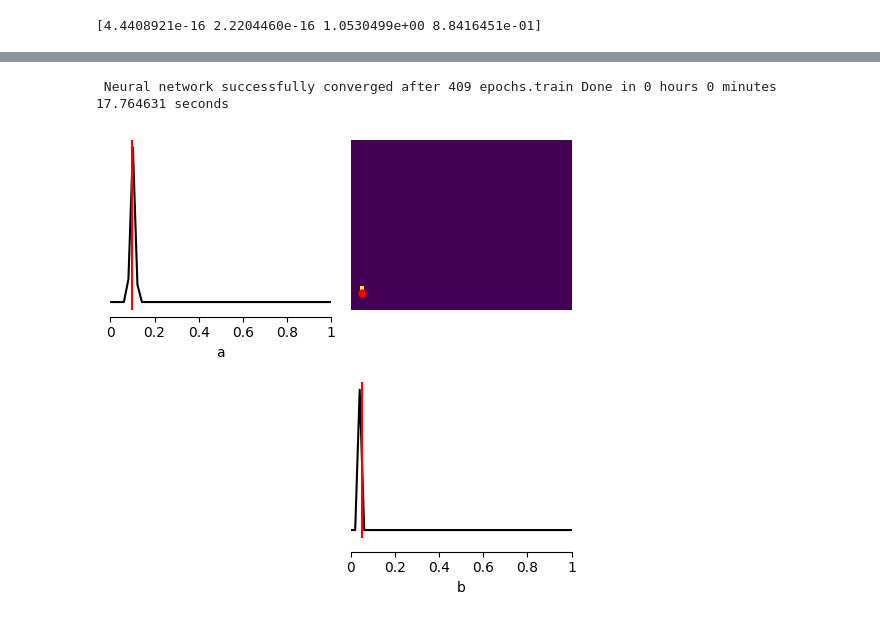
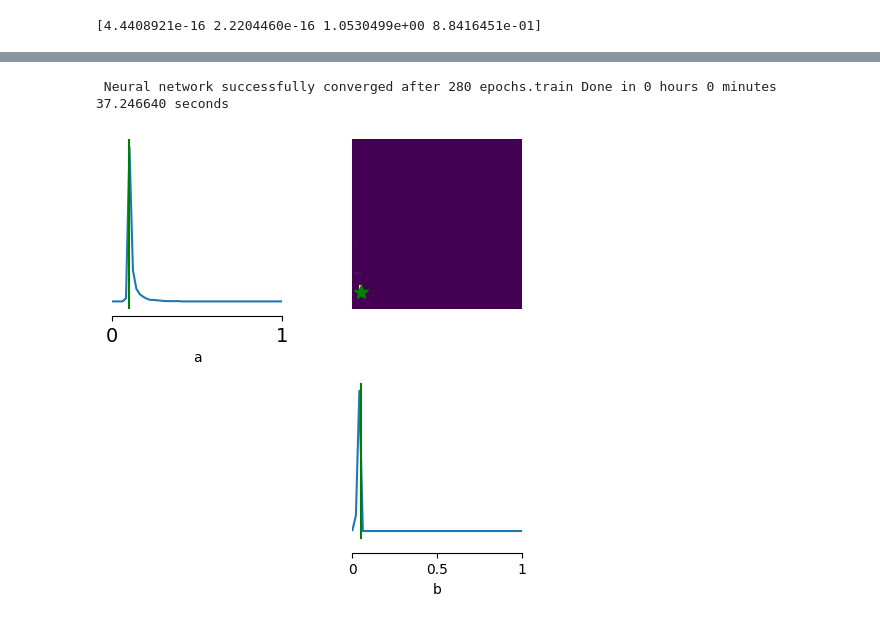
Before and after one commit to ins-amu/vbi, a Jupyter notebook: docs/examples/do_nb.ipynb, the cells around one changed output, grey strips where cells are left out. Drawn from its saved outputs; the diff is of its cells as text; code cells hidden in the pictures.

```diff
--- a/docs/examples/do_nb.ipynb
+++ b/docs/examples/do_nb.ipynb
@@ -117,7 +115,7 @@ print(x_)
 # %% [output]
 [4.4408921e-16 2.2204460e-16 1.0530499e+00 8.8416451e-01]
 # %%
-num_sim = 200
+num_sim = 2000
 num_workers = 10
 a_min, a_max = 0.0, 1.0
 b_min, b_max = 0.0, 1.0
@@ -150,13 +148,13 @@ posterior = obj.train(
     theta, stat_vec_st, prior, num_threads=8, method="SNPE", density_estimator="maf"
 )
 # %% [output]
- Neural network successfully converged after 409 epochs.train Done in 0 hours 0 minutes 17.764631 seconds
+ Neural network successfully converged after 280 epochs.train Done in 0 hours 0 minutes 37.246640 seconds
 # %%
 with open("output/posterior.pkl", "wb") as f:
     pickle.dump(posterior, f)
 # %%
-with open("output/posterior.pkl", "rb") as f:
-    posterior = pickle.load(f)
+# with open("output/posterior.pkl", "rb") as f:
+#     posterior = pickle.load(f)
 # %%
 xo = wrapper(params, theta_true, cfg)
 xo_st = scaler.transform(xo.reshape(1, -1))
@@ -166,19 +164,20 @@ torch.save(samples, "output/samples.pt")
 # %%
 limits = [[i, j] for i, j in zip(prior_min, prior_max)]
 fig, ax = pairplot(
     samples,
     points=[list(theta_true.values())],
     figsize=(5, 5),
     limits=limits,
     labels=["a", "b"],
-    offdiag="kde",
+    upper="kde",
     diag="kde",
-    points_colors="r",
-    samples_colors="k",
-    points_offdiag={"markersize": 10},
+    fig_kwargs=dict(
+        points_offdiag=dict(marker="*", markersize=10),
+        points_colors=["g"],
+    ),
 )
+ax[0, 0].tick_params(labelsize=14)
 ax[0, 0].margins(y=0)
 plt.tight_layout()
-fig.savefig("output/tri_do_nb.jpeg", dpi=300)
 # %% [output]
-[figure, old version]
+[figure, new version]
```
Also changed, not shown: parts of 3 cells of this notebook, 15 other files.
